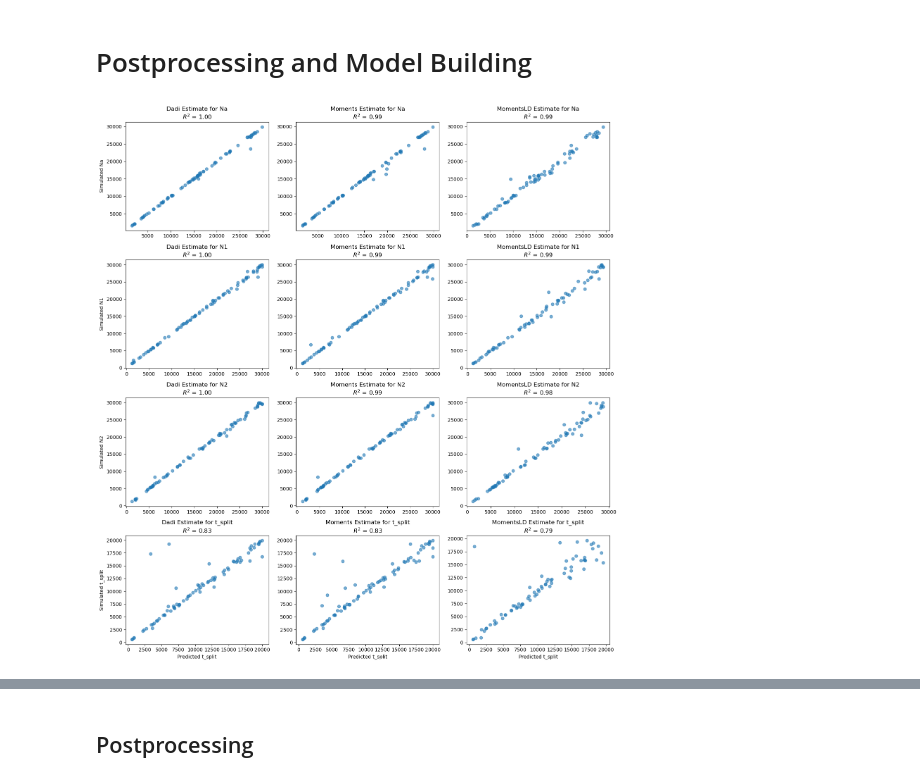
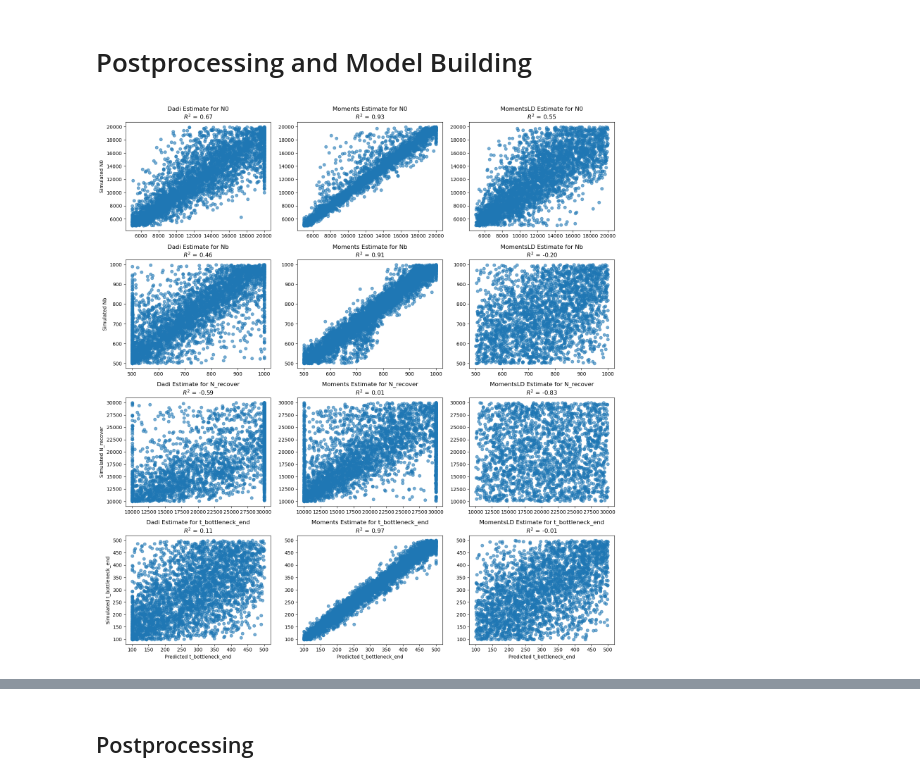
Before and after one commit to ak1376/Demographic_Inference, a Jupyter notebook: notebooks/running_remaining_rules.ipynb, the cells around one changed output, grey strips where cells are left out. Saved outputs shown, nothing was run; the diff lists cells and outputs as text; code cells hidden in the pictures.

```diff
--- a/notebooks/running_remaining_rules.ipynb
+++ b/notebooks/running_remaining_rules.ipynb
@@ -67,7 +67,7 @@ methods = {
 }
 
 # Define the parameters to plot
-parameters = ['Na', 'N1', 'N2', 't_split']
+parameters = ['N0', 'Nb', 'N_recover', 't_bottleneck_end']
 
 # Load upper and lower bounds from experiment_config
 upper_bounds = experiment_config.get('upper_bound_params', {})
@@ -124,34 +124,34 @@ for row, param in enumerate(parameters):
             ax.scatter(pred_values_filtered, target_values_filtered, alpha=0.6)
 
             # Determine appropriate axis limits
             if len(pred_values_filtered) > 0 and len(target_values_filtered) > 0:
                 min_pred, max_pred = np.min(pred_values_filtered), np.max(pred_values_filtered)
                 min_target, max_target = np.min(target_values_filtered), np.max(target_values_filtered)
 
                 # Expand limits slightly for better visualization
                 margin_x = (max_pred - min_pred) * 0.05  # 5% margin
                 margin_y = (max_target - min_target) * 0.05  # 5% margin
 
                 ax.set_xlim(min_pred - margin_x, max_pred + margin_x)
                 ax.set_ylim(min_target - margin_y, max_target + margin_y)
 
         # Set title with R²
         if r2 is not None:
             ax.set_title(f"{method} Estimate for {param}\n$R^2$ = {r2:.2f}")
         else:
             ax.set_title(f"{method} Estimate for {param}\n$R^2$ = N/A")
 
         # Set labels
         if col == 0:
             ax.set_ylabel(f"Simulated {param}")
         if row == len(parameters) - 1:
             ax.set_xlabel(f"Predicted {param}")
 
 # Adjust layout and show the figure
 plt.tight_layout()
 plt.show()
 # %% [output]
-[figure, old version]
+[figure, new version]
 # %%
 preproc['training']['predictions'].columns
 # %% [output]
```
Also changed, not shown: parts of 14 cells of this notebook, 6 other files.
